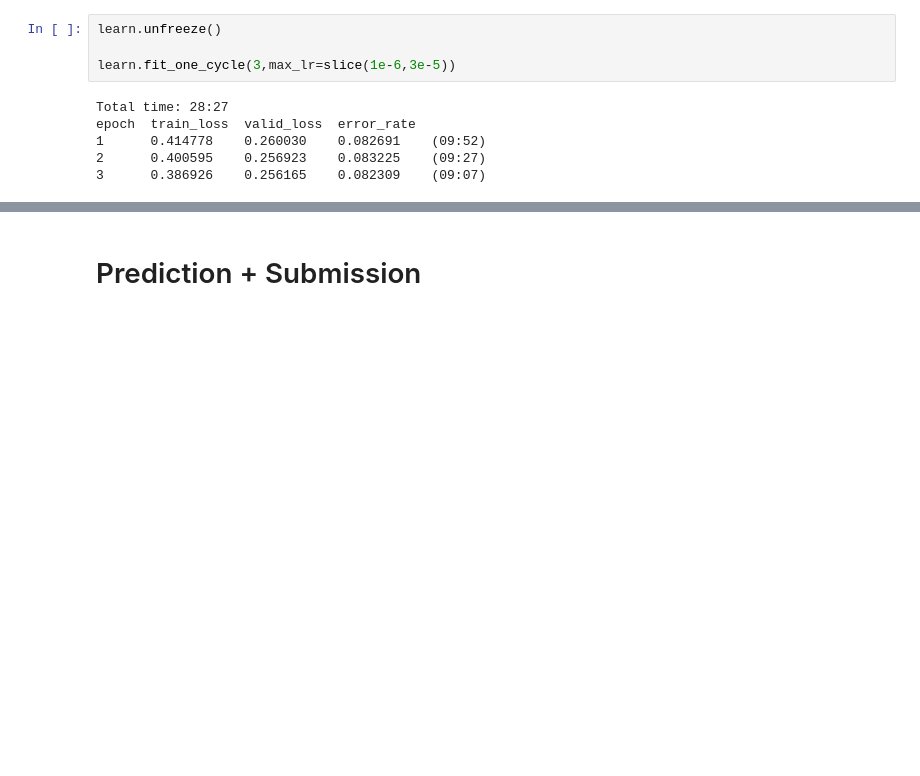
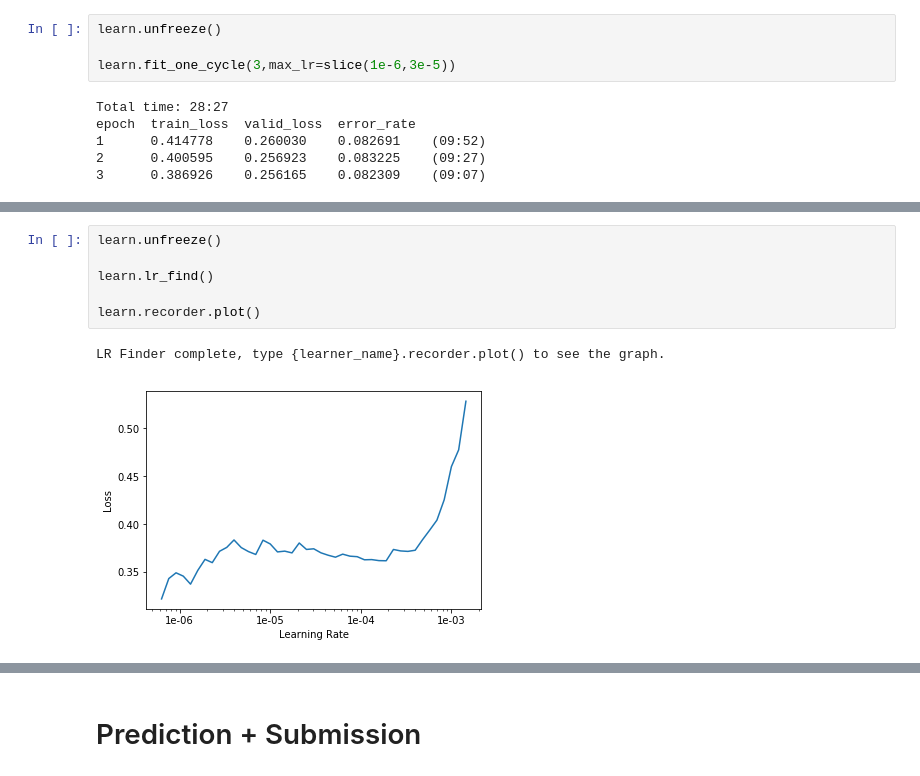
Before and after one commit to anhquan0412/zalo_landmark, a Jupyter notebook: clean_up.ipynb, the cells around one changed output, grey strips where cells are left out. Saved outputs shown, nothing was run; the diff lists cells and outputs as text; blank space fills up the shorter version.

```diff
--- a/clean_up.ipynb
+++ b/clean_up.ipynb
@@ -413,0 +486,9 @@ epoch  train_loss  valid_loss  error_rate
+# %%
+learn.unfreeze()
+
+learn.lr_find()
+
+learn.recorder.plot()
+# %% [output]
+LR Finder complete, type {learner_name}.recorder.plot() to see the graph.
+[figure, added]
```
Also changed, not shown: parts of 43 cells of this notebook.
